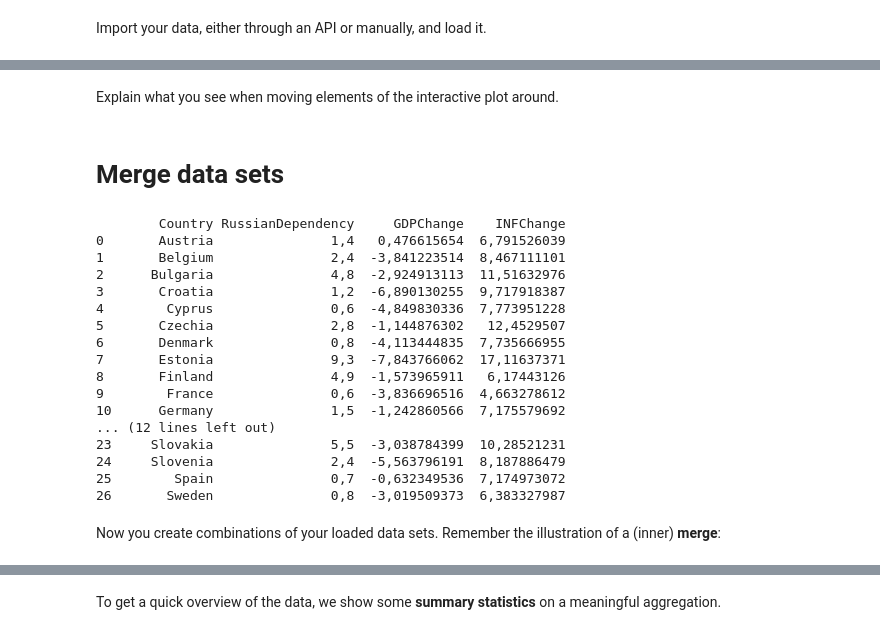
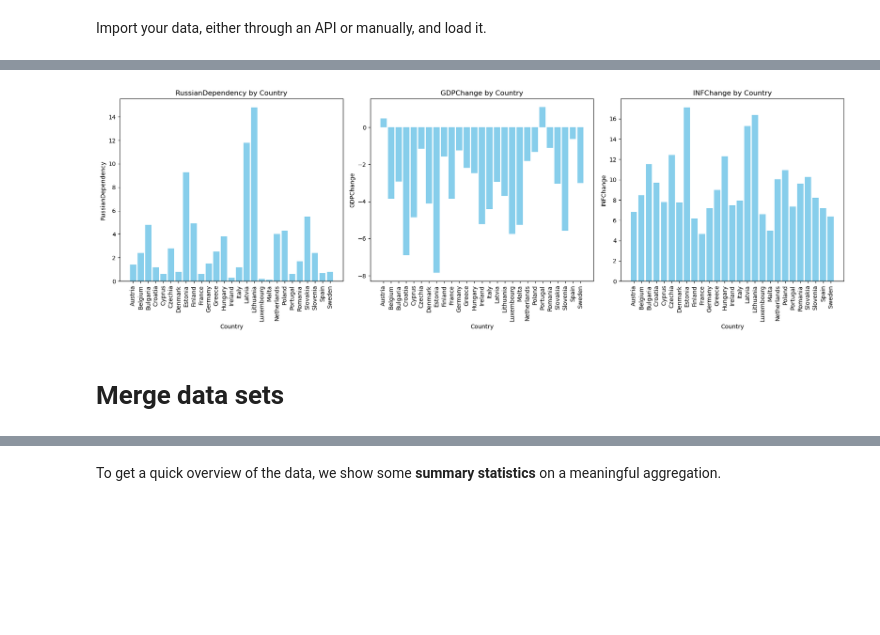
Before and after one commit to NumEconCopenhagen/projects-2024-daniel-og-lukas, a Jupyter notebook: dataproject/dataproject.ipynb, the cells around one changed output, grey strips where cells are left out. Saved outputs shown, nothing was run; the diff lists cells and outputs as text; code cells hidden in the pictures; blank space fills up the shorter version.

```diff
--- a/dataproject/dataproject.ipynb
+++ b/dataproject/dataproject.ipynb
@@ -57,29 +31,37 @@ widgets.interact(plot_func,
-# %% [markdown]
-Explain what you see when moving elements of the interactive plot around.
+# %%
+RDependency = pd.read_csv('RDependency.csv', sep=';')
+RGDPChange = pd.read_csv('RGDPChange.csv', sep=';')
+RINFChange = pd.read_csv('RINFChange.csv', sep=';')
+
+RDependency['RussianDependency'] = RDependency['RussianDependency'].str.replace(',', '.')
+RGDPChange['GDPChange'] = RGDPChange['GDPChange'].str.replace(',', '.')
+RINFChange['INFChange'] = RINFChange['INFChange'].str.replace(',', '.')
+
+RDependency['RussianDependency'] = pd.to_numeric(RDependency['RussianDependency'], errors='coerce')
+RGDPChange['GDPChange'] = pd.to_numeric(RGDPChange['GDPChange'], errors='coerce')
+RINFChange['INFChange'] = pd.to_numeric(RINFChange['INFChange'], errors='coerce')
+
+merged_df = pd.merge(RDependency, RGDPChange, on='Country', how='inner')
+final_merged_df = pd.merge(merged_df, RINFChange, on='Country', how='inner')
+
+fig, axes = plt.subplots(1, 3, figsize=(18, 6))
+
+# Plot each variable
+variables = ['RussianDependency', 'GDPChange', 'INFChange']
+for i, variable in enumerate(variables):
+    ax = axes[i]
+    ax.bar(final_merged_df['Country'], final_merged_df[variable], color='skyblue')
+    ax.set_xlabel('Country')
+    ax.set_ylabel(variable)
+    ax.set_title(f'{variable} by Country')
+    ax.tick_params(axis='x', rotation=90)
+
+# Adjust layout
+plt.tight_layout()
+
+# Show the plot
+plt.show()
+# %% [output]
+[figure, added]
 # %% [markdown]
 # Merge data sets
-# %%
-merged_df = pd.merge(RDependency, RGDPChange, on='Country', how='inner')
-final_merged_df = pd.merge(merged_df, RINFChange, on='Country', how='inner')
-
-print(final_merged_df)
-# %% [output]
-        Country RussianDependency     GDPChange    INFChange
-0       Austria               1,4   0,476615654  6,791526039
-1       Belgium               2,4  -3,841223514  8,467111101
-2      Bulgaria               4,8  -2,924913113  11,51632976
-3       Croatia               1,2  -6,890130255  9,717918387
-4        Cyprus               0,6  -4,849830336  7,773951228
-5       Czechia               2,8  -1,144876302   12,4529507
-6       Denmark               0,8  -4,113444835  7,735666955
-7       Estonia               9,3  -7,843766062  17,11637371
-8       Finland               4,9  -1,573965911   6,17443126
-9        France               0,6  -3,836696516  4,663278612
-10      Germany               1,5  -1,242860566  7,175579692
-... (12 lines left out)
-23     Slovakia               5,5  -3,038784399  10,28521231
-24     Slovenia               2,4  -5,563796191  8,187886479
-25        Spain               0,7  -0,632349536  7,174973072
-26       Sweden               0,8  -3,019509373  6,383327987
-# %% [markdown]
-Now you create combinations of your loaded data sets. Remember the illustration of a (inner) **merge**:
```
Also changed, not shown: parts of 8 cells of this notebook.
